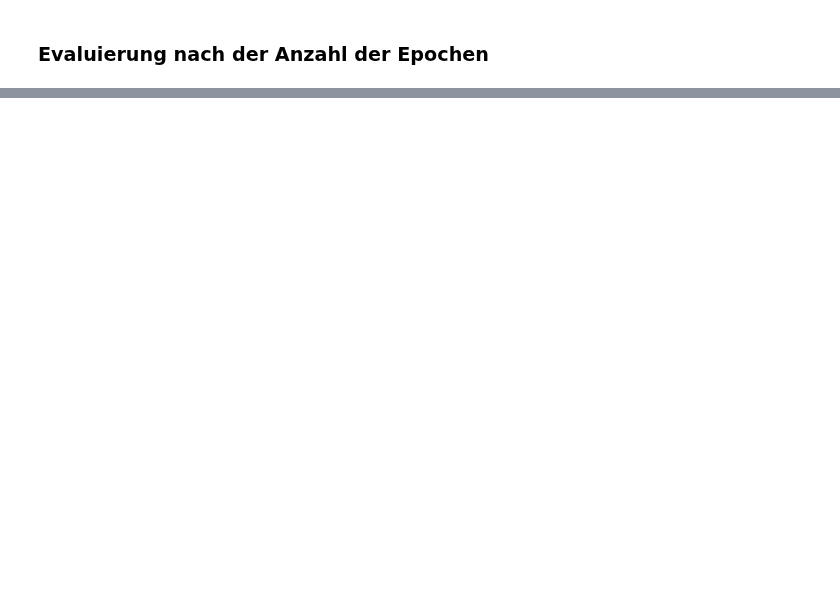
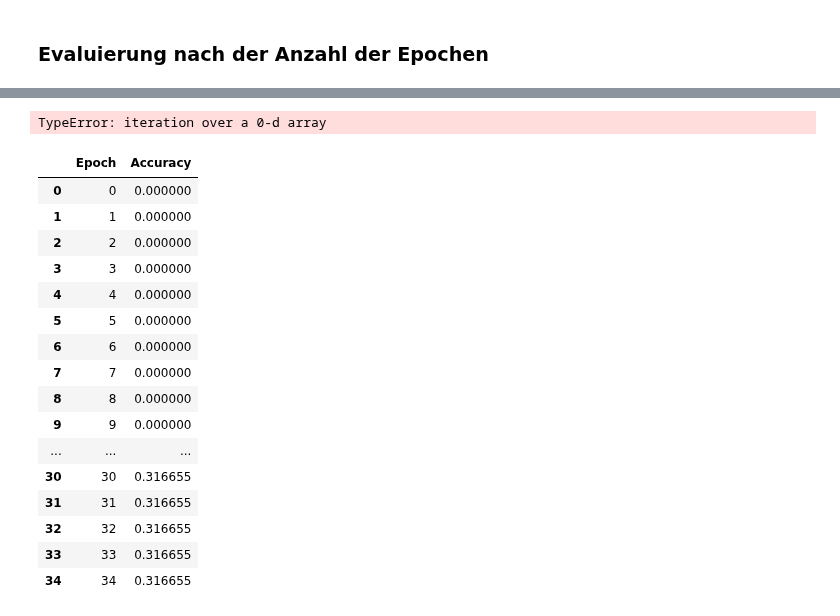
Before and after one commit to lennartberns/team_ki_klassifikation, a Jupyter notebook: NeuronalesNetz.ipynb, the cells around one changed output, grey strips where cells are left out. Saved outputs shown, nothing was run; the diff lists cells and outputs as text; code cells hidden in the pictures; blank space fills up the shorter version.

```diff
--- a/NeuronalesNetz.ipynb
+++ b/NeuronalesNetz.ipynb
@@ -402,7 +414,7 @@ bce_loss = nn.BCEWithLogitsLoss()
 optimizer = torch.optim.SGD(model.parameters(),lr = learning_rate, momentum=0.9)
 
 ## Definition der Epochen
-num_epochs = 50
+num_epochs = 35
 # %%
 train_accuracy = torchmetrics.Accuracy(subset_accuracy=True).to(device)
 
@@ -597,7 +609,7 @@ optimizer = optim.SGD(
     momentum=0.9
 )
 # %%
-num_epochs = 50
+num_epochs = 35
 # %%
 # Evaluierung wurd vorbereitet
 train_accuracy = torchmetrics.Accuracy(subset_accuracy=True).to(device)
@@ -635,12 +647,13 @@ for epoch in range(num_epochs):
         train_accuracy.update(pred, label.type(torch.LongTensor))
         # running loss
         train_running_loss += loss.item()
+
     train_loss_hist[epoch] = train_running_loss / num_train_batches
 
     # Berechnung der Trainingsgenauigkeit für die Epoche
     total_train_accuracy = train_accuracy.compute()
     # Hinzufügen der Trainingsgenauigkeit zu dem Dictionary
-    # train_accuracy_hist[epoch] = total_valid_accuracy.cpu().item()
+    train_accuracy_hist[epoch] = total_valid_accuracy.cpu().numpy()
 
     # Validierung
     model.eval()
@@ -661,7 +674,7 @@ for epoch in range(num_epochs):
     # Berechnung der Validierungsgenauigkeit für die Epoche
     total_valid_accuracy = valid_accuracy.compute()
     # Hinzufügen der Validierungsgenauigkeit zum Dictionary
-    # valid_accuracy_hist[epoch] = total_valid_accuracy.cpu().item()
+    valid_accuracy_hist[epoch] = total_valid_accuracy.cpu().numpy()
 
     print(f"Training Accuracy for epoch {epoch}: {total_train_accuracy}")
     print(f"Validation Accuracy for epoch {epoch}: {total_valid_accuracy}")
@@ -705,14 +763,32 @@ train_eval_loss_chart = alt.Chart(loss_df).mark_line().encode(
 # %%
-train_accuracy_df = pd.DataFrame.from_dict(
- train_accuracy_hist, orient = "index"
-).reset_index()
+train_accuracy_df = pd.DataFrame.from_dict(train_accuracy_hist, orient = "index").reset_index()
 train_accuracy_df["type"] = "train"
-valid_accuracy_df = pd.DataFrame.from_dict(
- valid_accuracy_hist, orient = "index"
-).reset_index()
+valid_accuracy_df = pd.DataFrame.from_dict(valid_accuracy_hist, orient = "index").reset_index()
 valid_accuracy_df["type"] = "validation"
 accuracy_df = pd.concat([train_accuracy_df,valid_accuracy_df])
 accuracy_df.columns = ["Epoch", "Accuracy", "Type"]
+# %% [output]
+TypeError: iteration over a 0-d array
+# %%
+accuracy_df
+# %% [output]
+|  | Epoch | Accuracy |
+| 0 | 0 | 0.000000 |
+| 1 | 1 | 0.000000 |
+| 2 | 2 | 0.000000 |
+| 3 | 3 | 0.000000 |
+| 4 | 4 | 0.000000 |
+| 5 | 5 | 0.000000 |
+| 6 | 6 | 0.000000 |
+| 7 | 7 | 0.000000 |
+| 8 | 8 | 0.000000 |
+| 9 | 9 | 0.000000 |
+| ... | ... | ... |
+| 30 | 30 | 0.316655 |
+| 31 | 31 | 0.316655 |
+| 32 | 32 | 0.316655 |
+| 33 | 33 | 0.316655 |
+| 34 | 34 | 0.316655 |
 # %%
 train_eval_accuracy_chart = alt.Chart(accuracy_df).mark_line().encode(
  x='Epoch',
```
Also changed, not shown: parts of 25 cells of this notebook.
